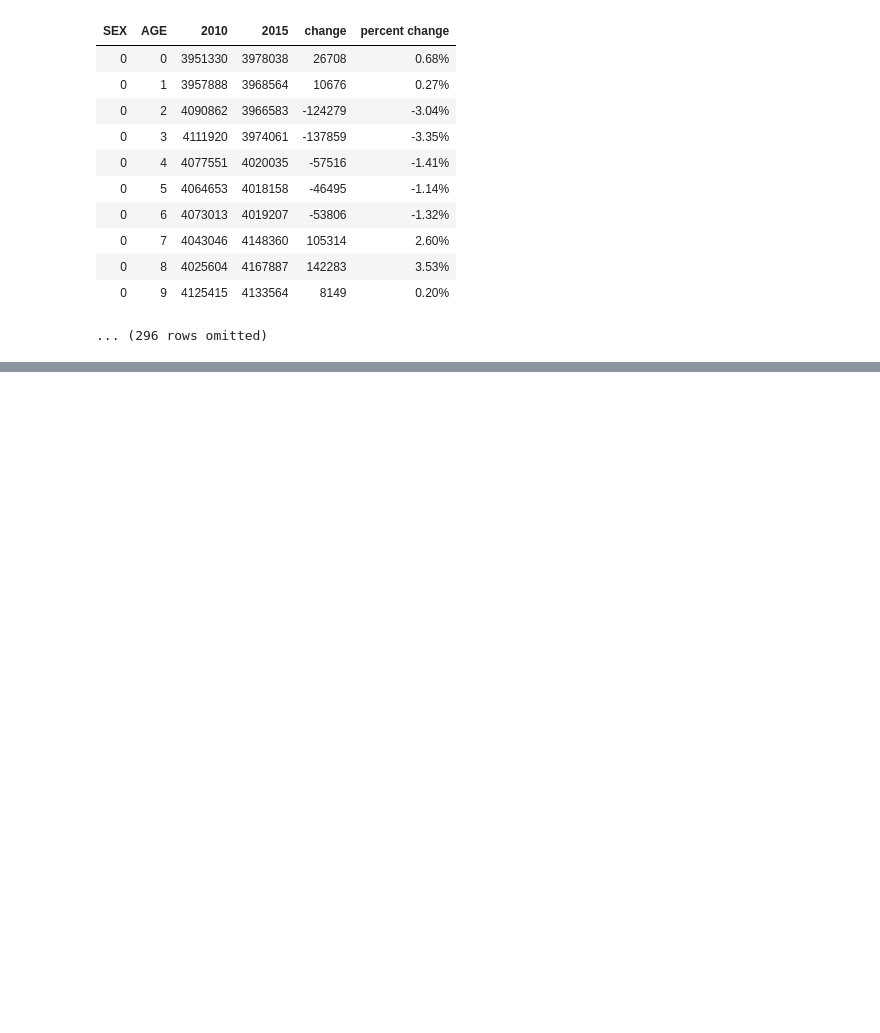
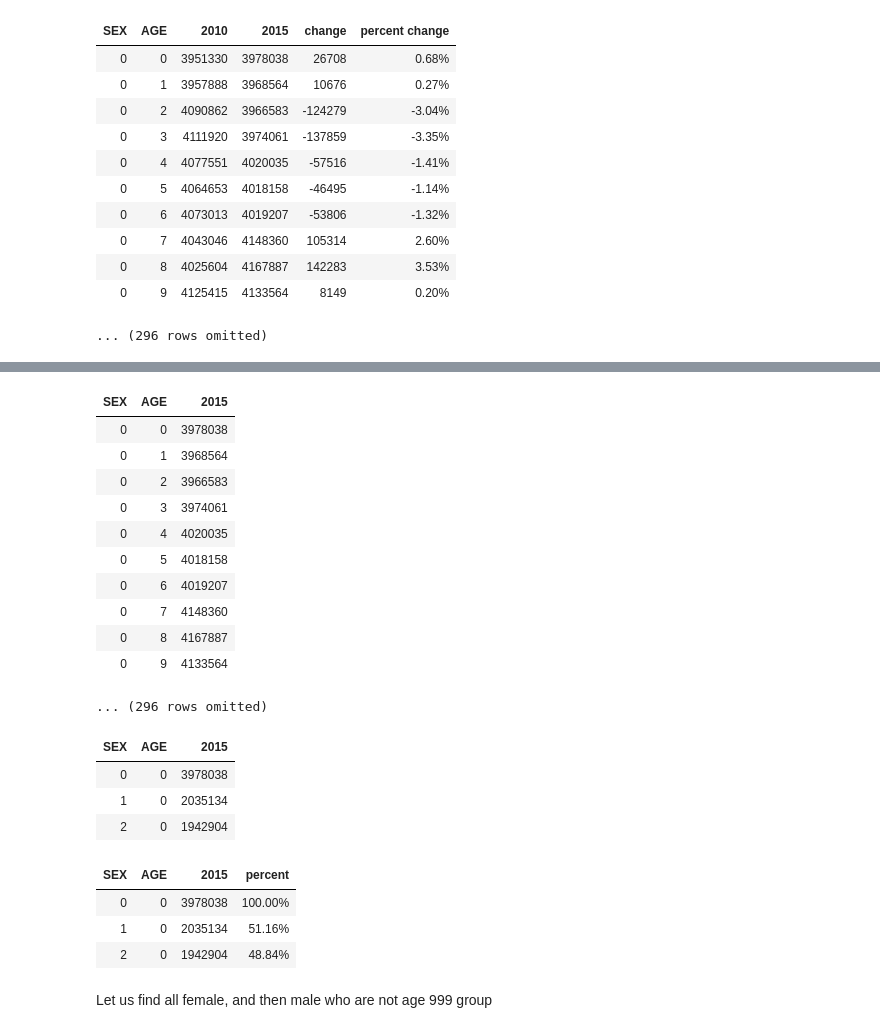
Before and after one commit to abdulbaqi/ms_python, a Jupyter notebook: datascience.ipynb, the cells around one changed output, grey strips where cells are left out. Drawn from its saved outputs; the diff is of its cells as text; code cells hidden in the pictures; blank space fills up the shorter version.

```diff
--- a/datascience.ipynb
+++ b/datascience.ipynb
@@ -614,0 +631,34 @@ us_pop
+# %%
+us_pop_2015 = us_pop.drop('2010', 'change', 'percent change')
+us_pop_2015
+# %% [output]
+| SEX | AGE | 2015 |
+| 0 | 0 | 3978038 |
+| 0 | 1 | 3968564 |
+| 0 | 2 | 3966583 |
+| 0 | 3 | 3974061 |
+| 0 | 4 | 4020035 |
+| 0 | 5 | 4018158 |
+| 0 | 6 | 4019207 |
+| 0 | 7 | 4148360 |
+| 0 | 8 | 4167887 |
+| 0 | 9 | 4133564 |
+... (296 rows omitted)
+# %%
+infants = us_pop_2015.where('AGE', 0)
+infants
+# %% [output]
+| SEX | AGE | 2015 |
+| 0 | 0 | 3978038 |
+| 1 | 0 | 2035134 |
+| 2 | 0 | 1942904 |
+# %%
+tot_infants = infants.column('2015').item(0)
+infants.with_columns('percent', infants.column('2015')/tot_infants).set_format('percent',PercentFormatter)
+# %% [output]
+| SEX | AGE | 2015 | percent |
+| 0 | 0 | 3978038 | 100.00% |
+| 1 | 0 | 2035134 | 51.16% |
+| 2 | 0 | 1942904 | 48.84% |
+# %% [markdown]
+Let us find all female, and then male who are not age 999 group
```
Also changed, not shown: parts of 9 cells of this notebook.
